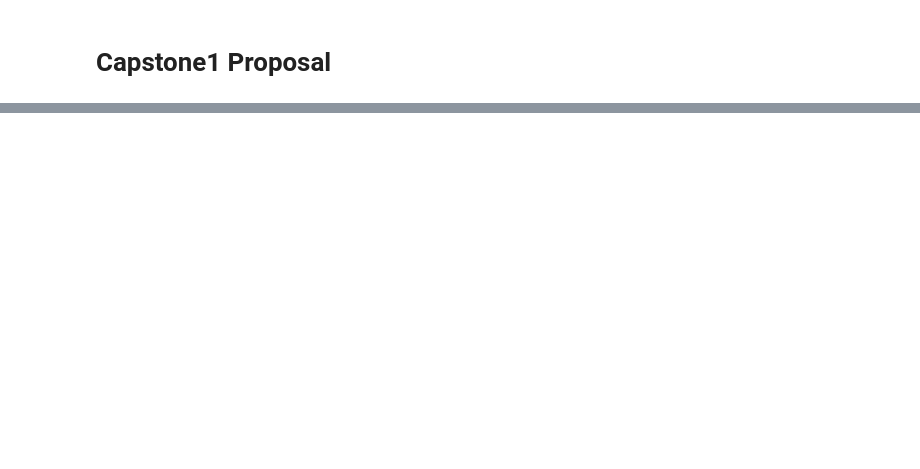
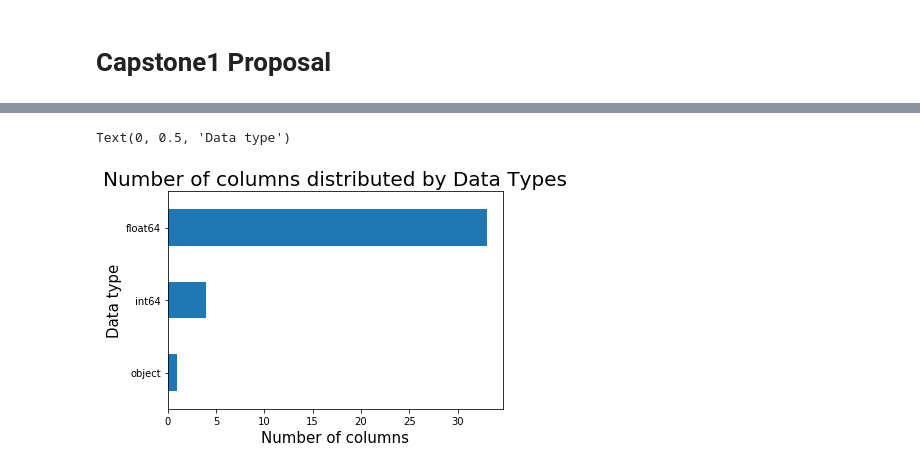
Before and after one commit to vnguye12/vy_capstone1, a Jupyter notebook: Capstone1.ipynb, the cells around one changed output, grey strips where cells are left out. Drawn from its saved outputs; the diff is of its cells as text; code cells hidden in the pictures; blank space fills up the shorter version.

```diff
--- a/Capstone1.ipynb
+++ b/Capstone1.ipynb
@@ -215,0 +60,19 @@ Name: sub_grade, dtype: int64
+# %%
+cols=[ 'province', 'bad',
+       'outstanding_capital', 'balance', 'overdraft_limit_exceeds',
+       'recent_long_term_consumer_liability', 'minimum_latest_bank_statements',
+       'minimum_consumer_assets', 'minimum_tax_activity', 'other_funding',
+       'minimum_other_funding', 'unpaids', 'minimum_unpaids',
+       'minimum_source_of_income', 'minimum_decreasing_overdraft',
+       'source_of_income', 'overdraft', 'liquidity', 'minimum_current_arrears',
+       'minimum_codix_outcome', 'previous_funding_repayment',
+       'minimum_bank_statements', 'minimum_balance_based_affordability',
+       'minimum_requirements', 'business_health',
+       'self_published_time_in_business', 'home_ownership_status',
+       'time_at_personal_residence', 'business_social_media_presence',
+       'business_industry', 'business_linked_to_affiliate',
+       'business_linked_to_partner', 'business_has_website',
+       'business_account_linked', 'director_credit_rating', 'codix_score',
+       'bank_balance_affordability', 'turnover_consistency']
+# %%
+df=start_df.loc[:,cols]
@@ -215,0 +122,8 @@ Name: sub_grade, dtype: int64
+# %%
+df.dtypes.value_counts().sort_values().plot(kind='barh')
+plt.title('Number of columns distributed by Data Types',fontsize=20)
+plt.xlabel('Number of columns',fontsize=15)
+plt.ylabel('Data type',fontsize=15)
+# %% [output]
+Text(0, 0.5, 'Data type')
+[figure, added]
```
Also changed, not shown: parts of 42 cells of this notebook.
